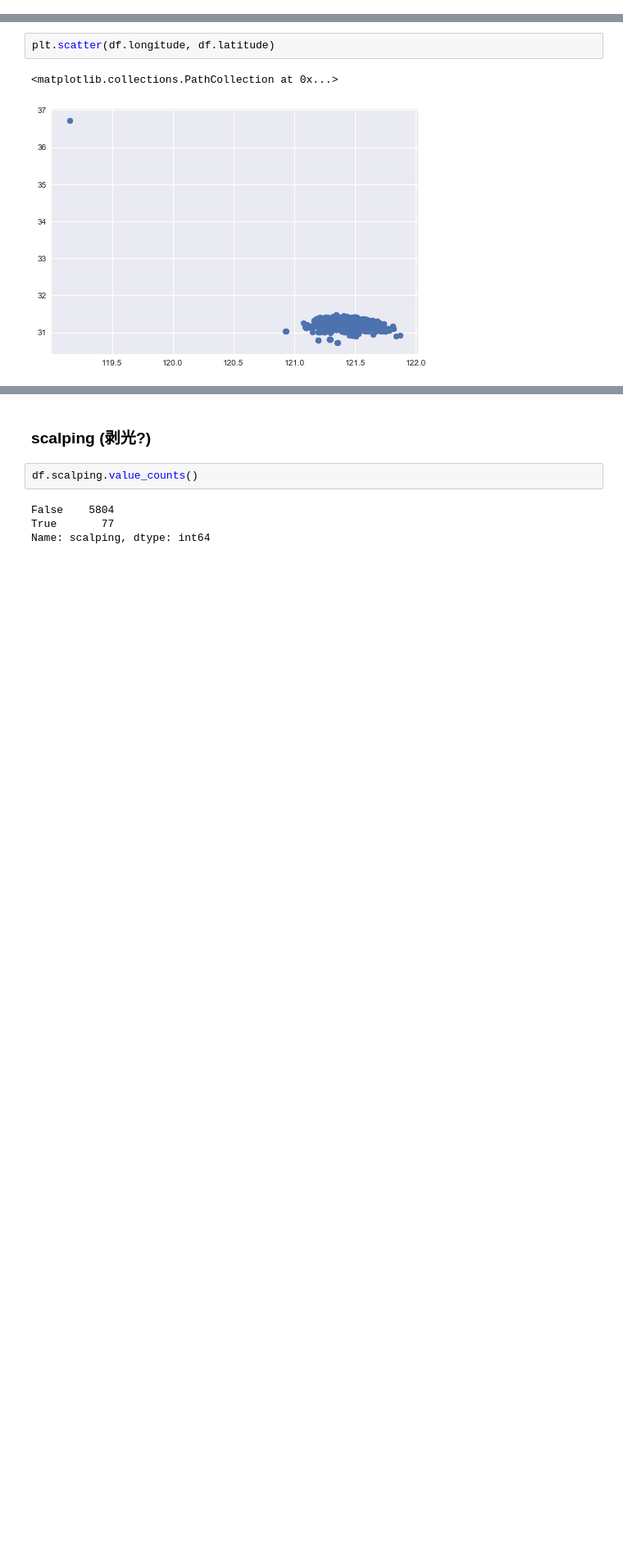
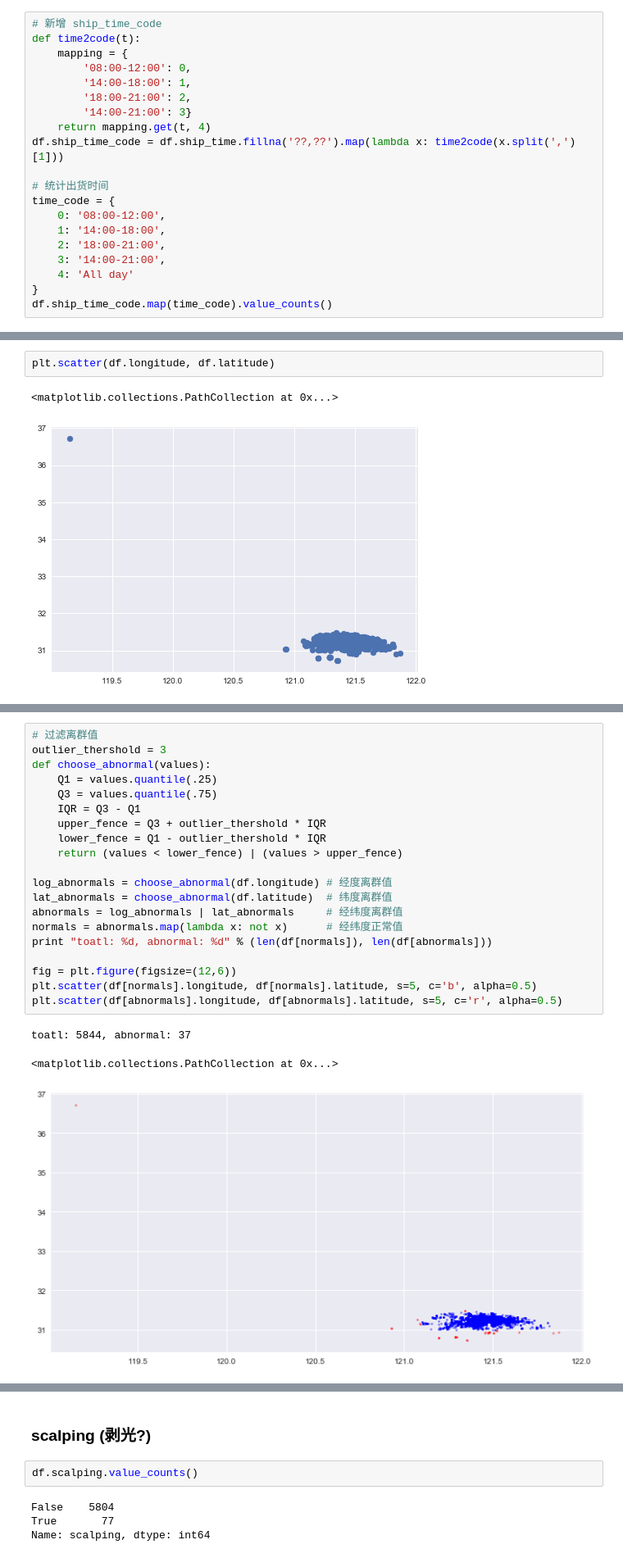
Before and after one commit to hugolu/learn-data-analysis, a Jupyter notebook: yimi/try-exploration.ipynb, the cells around one changed output, grey strips where cells are left out. Shown at 82% size. Drawn from its saved outputs; the diff is of its cells as text; blank space fills up the shorter version.

```diff
--- a/yimi/try-exploration.ipynb
+++ b/yimi/try-exploration.ipynb
@@ -834,3 +941,23 @@ Name: ship_time, dtype: int64
 - 下午以后：1429
 - 有部分无效数据、有部分指定日期
 - 数据还需要进一步整理
+# %%
+# 新增 ship_time_code
+def time2code(t):
+    mapping = {
+        '08:00-12:00': 0,
+        '14:00-18:00': 1,
+        '18:00-21:00': 2,
+        '14:00-21:00': 3}
+    return mapping.get(t, 4)
+df.ship_time_code = df.ship_time.fillna('??,??').map(lambda x: time2code(x.split(',')[1]))
+
+# 统计出货时间
+time_code = {
+    0: '08:00-12:00',
+    1: '14:00-18:00',
+    2: '18:00-21:00',
+    3: '14:00-21:00',
+    4: 'All day'
+}
+df.ship_time_code.map(time_code).value_counts()
@@ -1267,0 +1444,24 @@ plt.scatter(dfx.latitude, dfx.longitude)
+# %%
+# 过滤离群值
+outlier_thershold = 3
+def choose_abnormal(values):
+    Q1 = values.quantile(.25)
+    Q3 = values.quantile(.75)
+    IQR = Q3 - Q1
+    upper_fence = Q3 + outlier_thershold * IQR
+    lower_fence = Q1 - outlier_thershold * IQR
+    return (values < lower_fence) | (values > upper_fence)
+
+log_abnormals = choose_abnormal(df.longitude) # 经度离群值
+lat_abnormals = choose_abnormal(df.latitude)  # 纬度离群值
+abnormals = log_abnormals | lat_abnormals     # 经纬度离群值
+normals = abnormals.map(lambda x: not x)      # 经纬度正常值
+print "toatl: %d, abnormal: %d" % (len(df[normals]), len(df[abnormals]))
+
+fig = plt.figure(figsize=(12,6))
+plt.scatter(df[normals].longitude, df[normals].latitude, s=5, c='b', alpha=0.5)
+plt.scatter(df[abnormals].longitude, df[abnormals].latitude, s=5, c='r', alpha=0.5)
+# %% [output]
+toatl: 5844, abnormal: 37
+<matplotlib.collections.PathCollection at 0x...>
+[figure, added]
```
Also changed, not shown: parts of 62 cells of this notebook.
